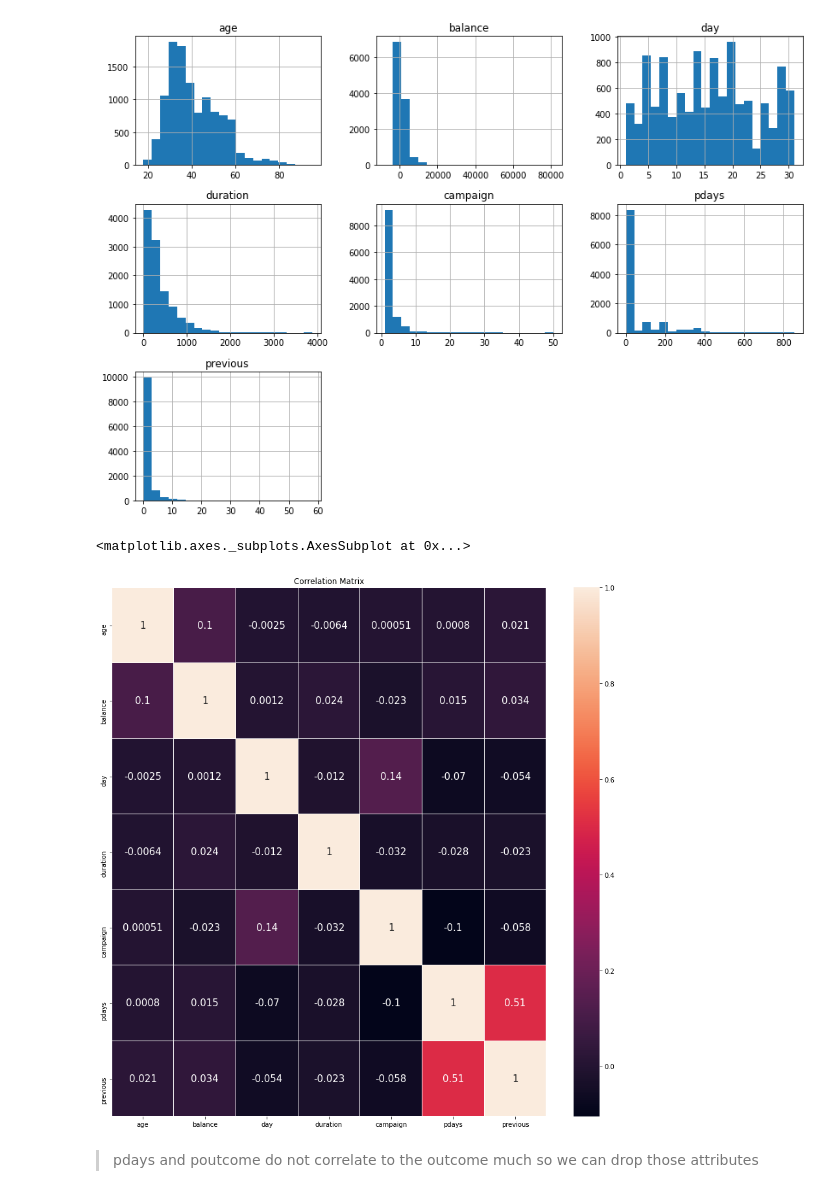
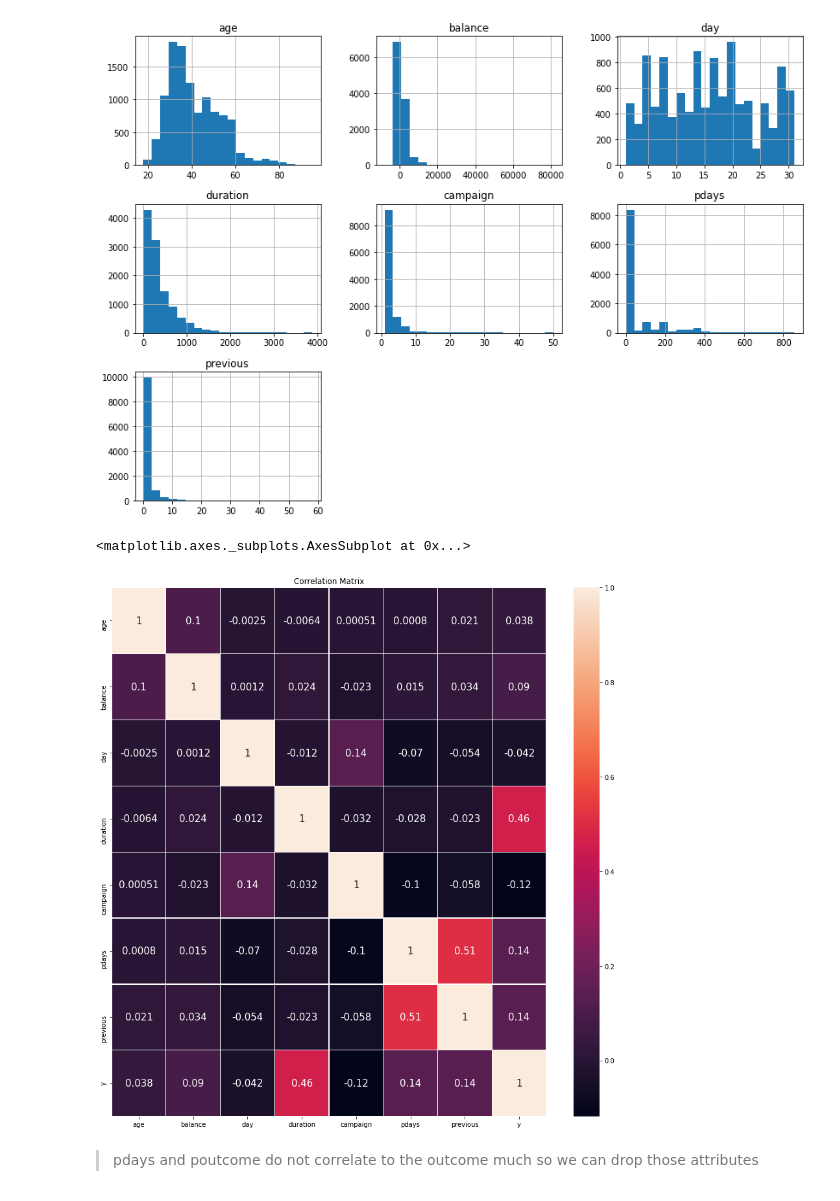
Before and after one commit to duongDSAI64/ML-miniproject, a Jupyter notebook: project.ipynb, the cells around one changed output. Drawn from its saved outputs; the diff is of its cells as text; code cells hidden in the pictures.

```diff
--- a/project.ipynb
+++ b/project.ipynb
@@ -167,13 +167,13 @@ Name: campaign, dtype: float64
 # %%
 def tran_y(x):
     return 0 if x == 'no' else 1 if x == 'yes' else x
-dataset.y = new_df.y.apply(tran_y )
+new_df.y = new_df.y.apply(tran_y )
 plt.subplots(figsize = (15,15))
 plt.title('Correlation Matrix')
 sns.heatmap(data = new_df.corr(), annot=True, linewidths=0.2,annot_kws={'size' : 15})
 # %% [output]
 <matplotlib.axes._subplots.AxesSubplot at 0x...>
-[figure, old version]
+[figure, new version]
 # %% [markdown]
 >pdays and poutcome do not correlate to the outcome much so we can drop those attributes
 # %% [markdown]
```
Also changed, not shown: parts of 6 cells of this notebook.
